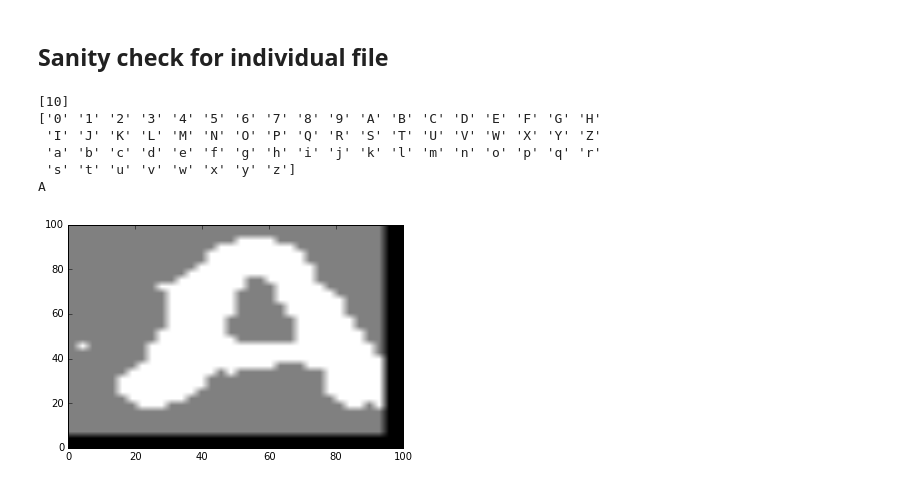
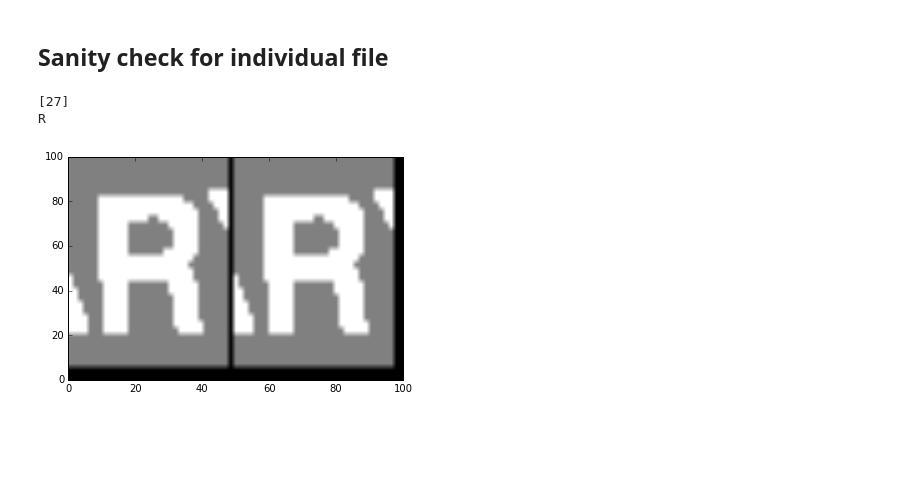
Before and after one commit to kevinwkc/ml-jupyter-vagrant, a Jupyter notebook: data/03-neural-networks/jupyter/Kaggle-First-Steps-w-Neural-Netwoks.ipynb, the cells around one changed output. Cells and saved outputs as stored; diff of their text form; code cells hidden in the pictures; blank space fills up the shorter version.

```diff
--- a/data/03-neural-networks/jupyter/Kaggle-First-Steps-w-Neural-Netwoks.ipynb
+++ b/data/03-neural-networks/jupyter/Kaggle-First-Steps-w-Neural-Netwoks.ipynb
@@ -25,0 +29,4 @@ from skimage import color
+# %%
+img_size = 32
+input_layer_size  = img_size*img_size;  # 32x32 Input Images of Digits
+hidden_layer_size = 155;   # 155 hidden units
@@ -263,12 +311,6 @@ def nnCostFunction(nn_params, input_layer_size, hidden_layer_size, num_labels, X
     grad = np.hstack((Grad1.flatten(order='F'), Grad2.flatten(order='F')))
 
     return (J, grad)
-# %%
-# Setup the parameters you will use for this part of the exercise
-input_layer_size  = 32*32;  # 32x32 Input Images of Digits
-hidden_layer_size = 25;   # 25 hidden units
-#num_labels = 10;          # 10 labels, from 1 to 10
-                          # (note that we have mapped "0" to label 10)
 # %%
 def randInitializeWeights(L_in, L_out):
 # %RANDINITIALIZEWEIGHTS Randomly initialize the weights of a layer with L_in
@@ -320,9 +362,12 @@ lamda = 1;
 
 options = {'maxiter': 1000}
 # Try 'CG', 'BFGS', 'L-BFGS-B'
-Result = optimize.minimize(fun = nnCostFunction, x0 = initial_nn_params, args = (input_layer_size, hidden_layer_size, num_labels, X, y, lamda), method = 'L-BFGS-B',
-                                 #jac = lrCostGradFunction, options=options)
-                                 jac=True, options=options)
+Result = optimize.minimize(fun = nnCostFunction,
+                           x0 = initial_nn_params,
+                           args = (input_layer_size, hidden_layer_size, num_labels, X, y, lamda),
+                           method = 'L-BFGS-B',
+                           #jac = lrCostGradFunction, options=options)
+                           jac=True, options=options)
 
 nn_params = Result.x
 
@@ -330,11 +375,15 @@ if Result.success != True:
     print(Result.message)
 
 # Obtain Theta1 and Theta2 back from nn_params
-Theta1 = nn_params[0:hidden_layer_size*(input_layer_size+1)].reshape((hidden_layer_size, (input_layer_size+1)), order='F')
+Theta1 = nn_params[0:hidden_layer_size*(input_layer_size+1)].reshape((hidden_layer_size,
+                                                                      (input_layer_size+1)),
+                                                                     order='F')
 # print(Theta1.shape)
 
 
-Theta2 = nn_params[hidden_layer_size*(input_layer_size+1):].reshape((num_labels, (hidden_layer_size+1)), order='F')
+Theta2 = nn_params[hidden_layer_size*(input_layer_size+1):].reshape((num_labels,
+                                                                     (hidden_layer_size+1)),
+                                                                    order='F')
 
 print('Program paused. Press enter to continue.\n');
 # %% [output]
@@ -468,29 +531,22 @@ f.close()
 6220
 # %% [markdown]
 ## Sanity check for individual file
-# %%
-#delete
-i = 9935
-
-img = color.rgb2gray (io.imread("../../02-logistic-regression/jupyter/kaggle/test/{0}.Bmp".format(i)))
-img32 = scipy.misc.imresize(img, (img_size,img_size))
-img32[img32<128] = 0
-img32[img32>=128] = 1
-img_array = np.array(img32).flatten()
-img_array = img_array.reshape(1, img_array.shape[0])
-
-l_pred = predict(Theta1, Theta2, img_array);
-
-print(l_pred)
-print(labels_s)
-print(labels_s[l_pred[0]])
-
-displayData(img_array);
-# %% [output]
-[10]
-['0' '1' '2' '3' '4' '5' '6' '7' '8' '9' 'A' 'B' 'C' 'D' 'E' 'F' 'G' 'H'
- 'I' 'J' 'K' 'L' 'M' 'N' 'O' 'P' 'Q' 'R' 'S' 'T' 'U' 'V' 'W' 'X' 'Y' 'Z'
- 'a' 'b' 'c' 'd' 'e' 'f' 'g' 'h' 'i' 'j' 'k' 'l' 'm' 'n' 'o' 'p' 'q' 'r'
- 's' 't' 'u' 'v' 'w' 'x' 'y' 'z']
-A
-[figure, removed]
+# %%
+i = 9928
+
+img_array_bw = read_image_bw("../../02-logistic-regression/jupyter/kaggle/test/{0}.Bmp".format(i), img_size)
+img_array = read_image("../../02-logistic-regression/jupyter/kaggle/test/{0}.Bmp".format(i), img_size)
+
+l_pred = predict(Theta1, Theta2, img_array);
+
+print(l_pred)
+print(labels_s[l_pred[0]])
+
+SAN = None
+
+SAN = np.vstack((img_array_bw, img_array))
+displayData(SAN);
+# %% [output]
+[27]
+R
+[figure, added]
```
Also changed, not shown: parts of 11 cells of this notebook.
